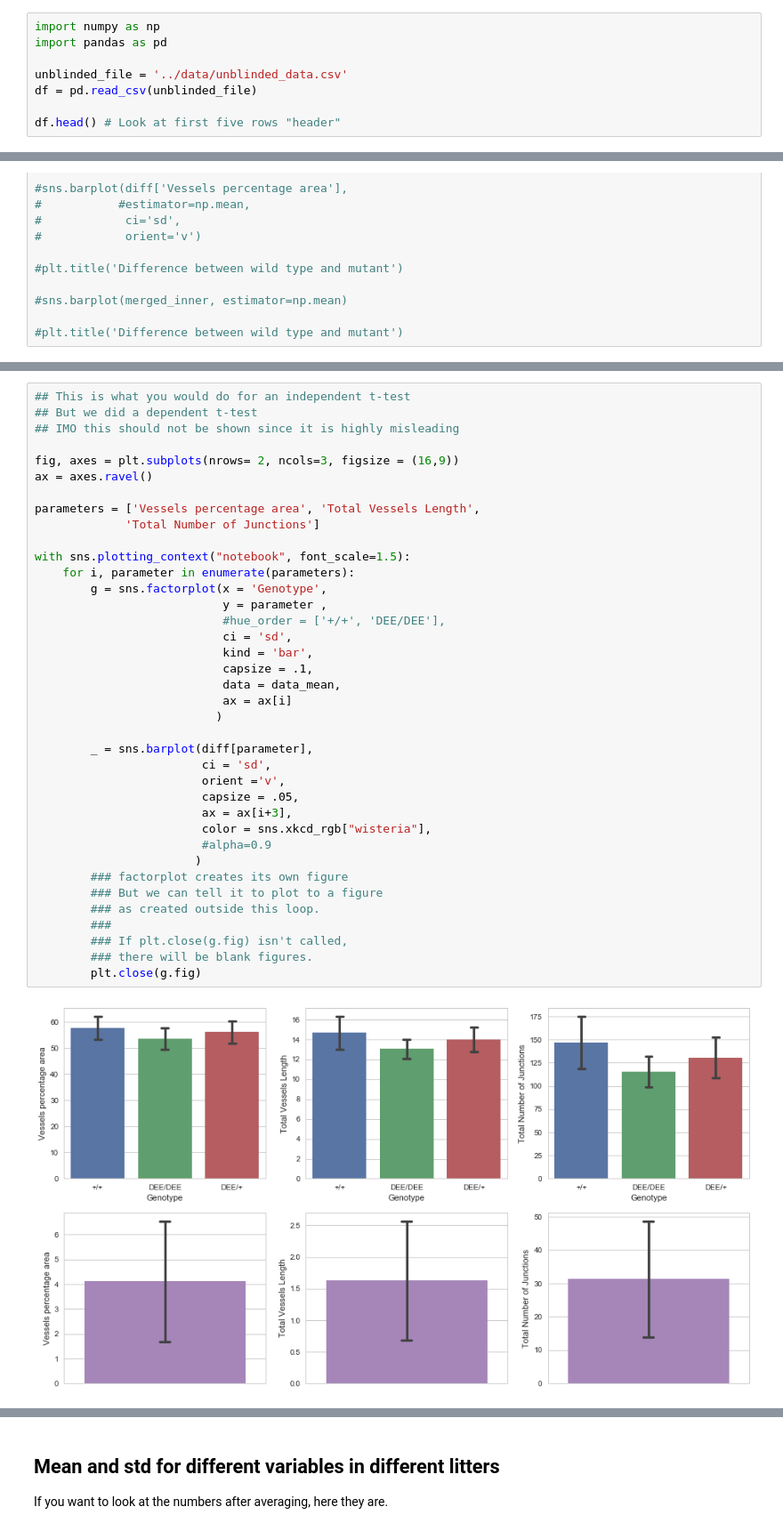
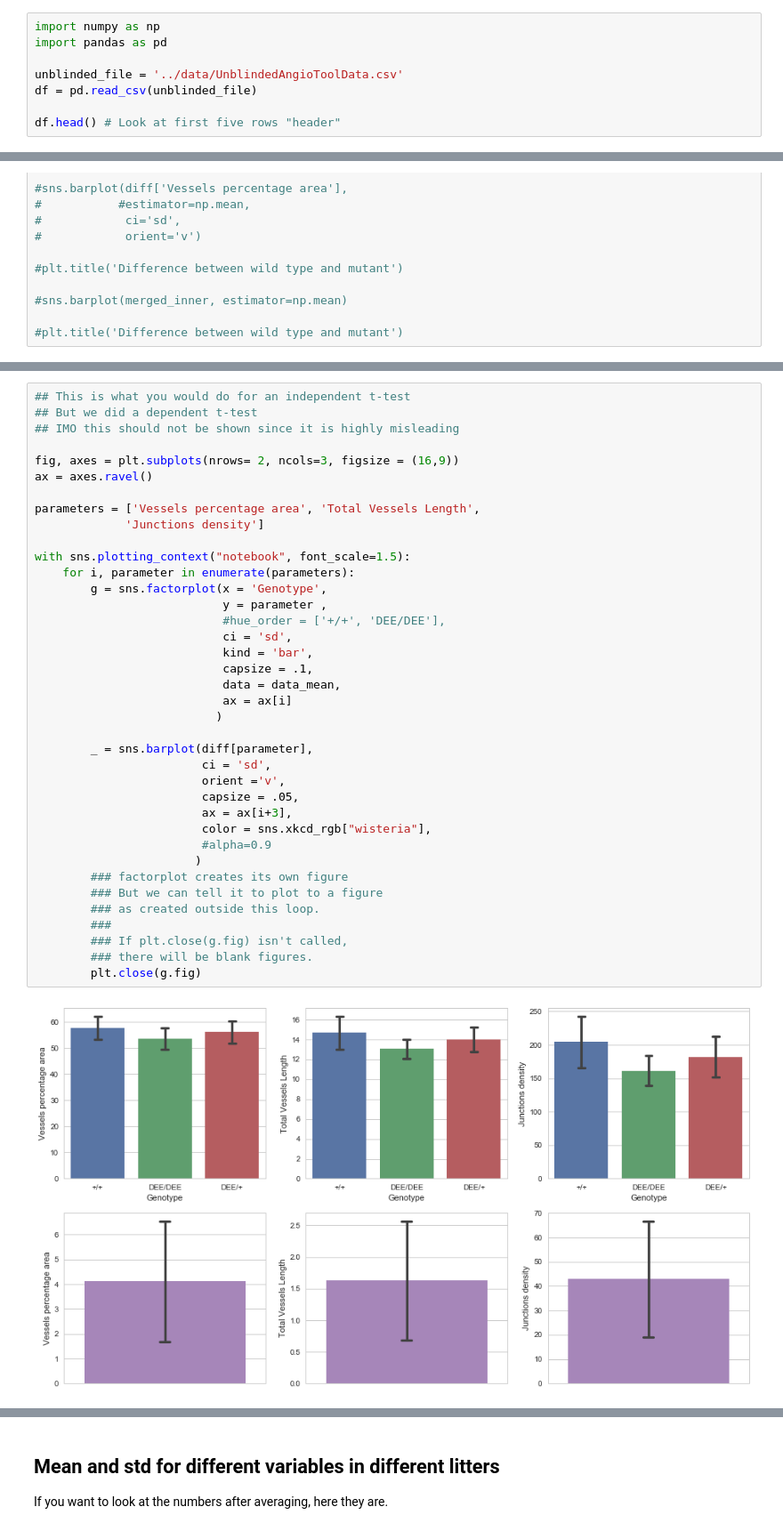
Before and after one commit to MixedIndentations/Angiogenesis-Density, a Jupyter notebook: notebooks/RetinalCells-PairedTtest.ipynb, the cells around one changed output, grey strips where cells are left out. Shown at 89% size. Saved outputs shown, nothing was run; the diff lists cells and outputs as text.

Commit message:
added plots in PDF form
changed variable names in plots
added a summary data table to include both standardized and unstandardized effect sizes

```diff
--- a/notebooks/RetinalCells-PairedTtest.ipynb
+++ b/notebooks/RetinalCells-PairedTtest.ipynb
@@ -23,7 +23,7 @@
 import numpy as np
 import pandas as pd
 
-unblinded_file = '../data/unblinded_data.csv'
+unblinded_file = '../data/UnblindedAngioToolData.csv'
 df = pd.read_csv(unblinded_file)
 
 df.head() # Look at first five rows "header"
@@ -318,34 +333,34 @@ fig, axes = plt.subplots(nrows= 2, ncols=3, figsize = (16,9))
 ax = axes.ravel()
 
 parameters = ['Vessels percentage area', 'Total Vessels Length',
-             'Total Number of Junctions']
+             'Junctions density']
 
 with sns.plotting_context("notebook", font_scale=1.5):
     for i, parameter in enumerate(parameters):
         g = sns.factorplot(x = 'Genotype',
                            y = parameter ,
                            #hue_order = ['+/+', 'DEE/DEE'],
                            ci = 'sd',
                            kind = 'bar',
                            capsize = .1,
                            data = data_mean,
                            ax = ax[i]
                           )
 
         _ = sns.barplot(diff[parameter],
                         ci = 'sd',
                         orient ='v',
                         capsize = .05,
                         ax = ax[i+3],
                         color = sns.xkcd_rgb["wisteria"],
                         #alpha=0.9
                        )
         ### factorplot creates its own figure
         ### But we can tell it to plot to a figure
         ### as created outside this loop.
         ###
         ### If plt.close(g.fig) isn't called,
         ### there will be blank figures.
         plt.close(g.fig)
 # %% [output]
-[figure, old version]
+[figure, new version]
```
Also changed, not shown: parts of 24 cells of this notebook, 3 other files.
